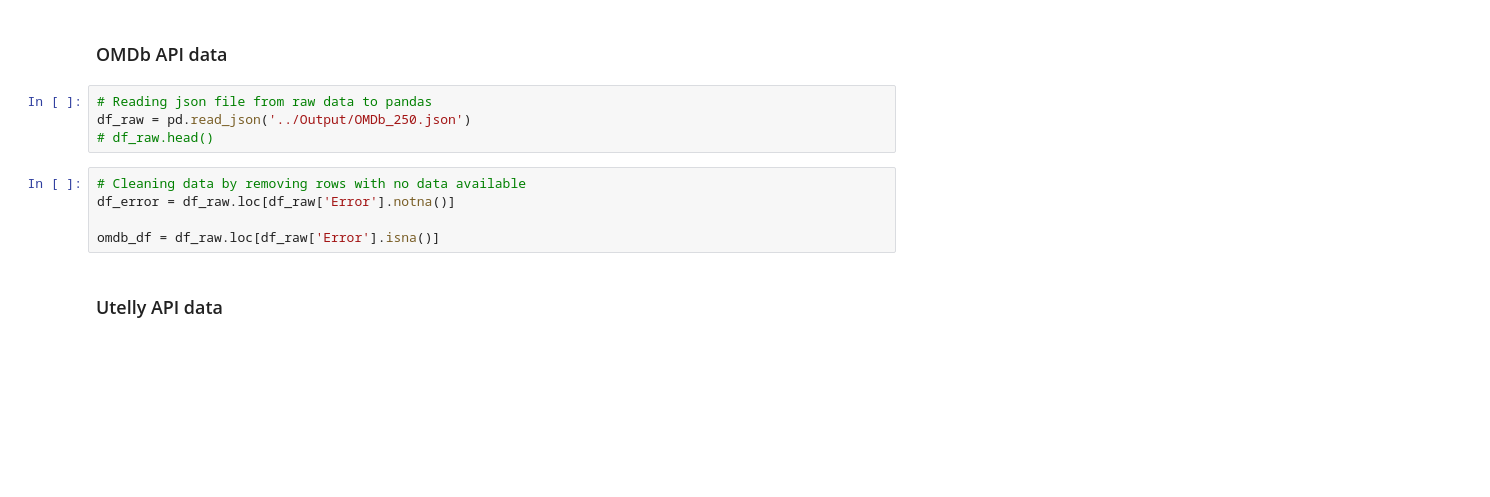
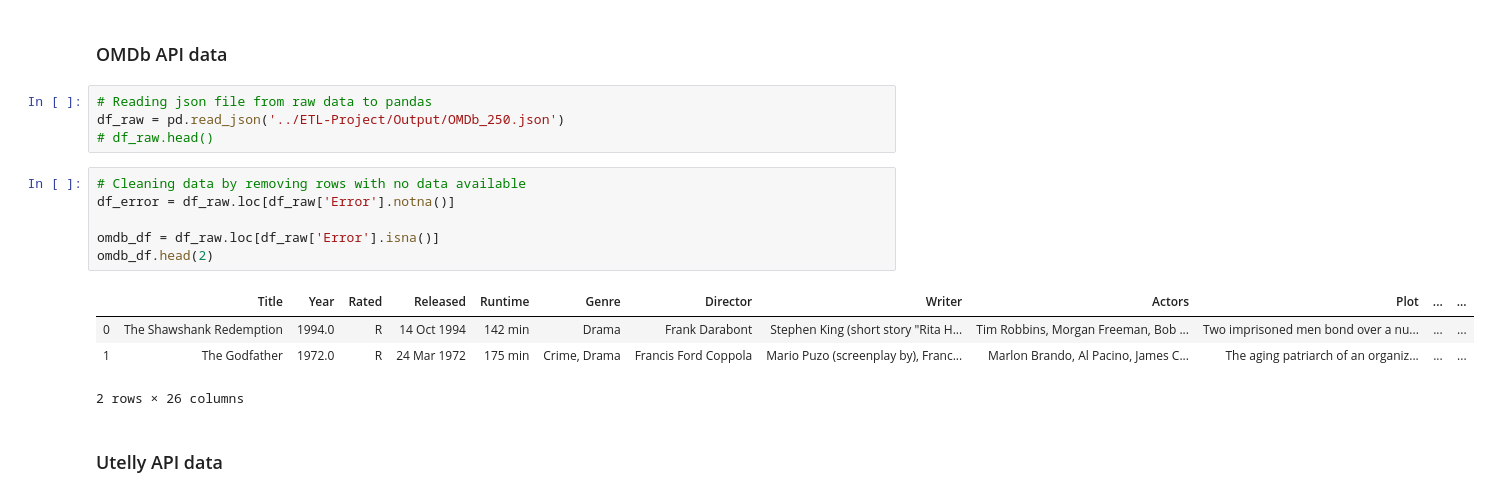
Before and after one commit to Latha-G/ETL-Project, a Jupyter notebook: Transform.ipynb, the cells around one changed output. Saved outputs shown, nothing was run; the diff lists cells and outputs as text; blank space fills up the shorter version.

```diff
--- a/Transform.ipynb
+++ b/Transform.ipynb
@@ -7,13 +7,19 @@ import pandas as pd
 ### OMDb API data
 # %%
 # Reading json file from raw data to pandas
-df_raw = pd.read_json('../Output/OMDb_250.json')
+df_raw = pd.read_json('../ETL-Project/Output/OMDb_250.json')
 # df_raw.head()
 # %%
 # Cleaning data by removing rows with no data available
 df_error = df_raw.loc[df_raw['Error'].notna()]
 
 omdb_df = df_raw.loc[df_raw['Error'].isna()]
+omdb_df.head(2)
+# %% [output]
+|  | Title | Year | Rated | Released | Runtime | Genre | Director | Writer | Actors | Plot | ... | ... |
+| 0 | The Shawshank Redemption | 1994.0 | R | 14 Oct 1994 | 142 min | Drama | Frank Darabont | Stephen King (short story "Rita H... | Tim Robbins, Morgan Freeman, Bob ... | Two imprisoned men bond over a nu... | ... | ... |
+| 1 | The Godfather | 1972.0 | R | 24 Mar 1972 | 175 min | Crime, Drama | Francis Ford Coppola | Mario Puzo (screenplay by), Franc... | Marlon Brando, Al Pacino, James C... | The aging patriarch of an organiz... | ... | ... |
+2 rows × 26 columns
 # %% [markdown]
 ### Utelly API data
 # %%
```
Also changed, not shown: parts of 5 cells of this notebook.
